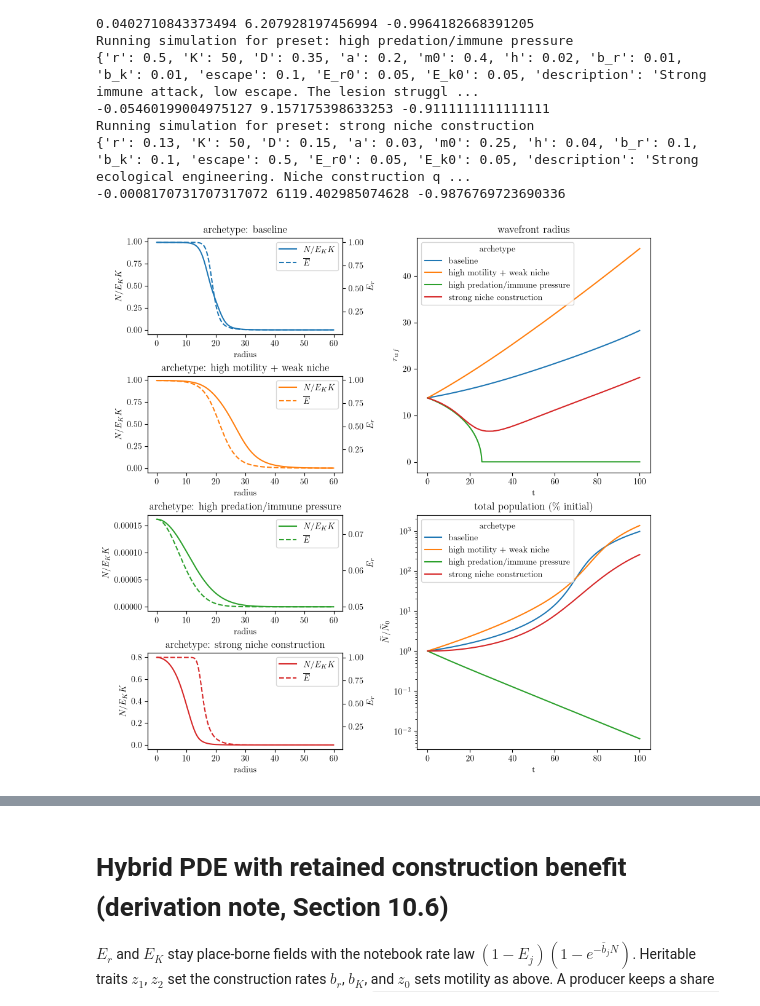
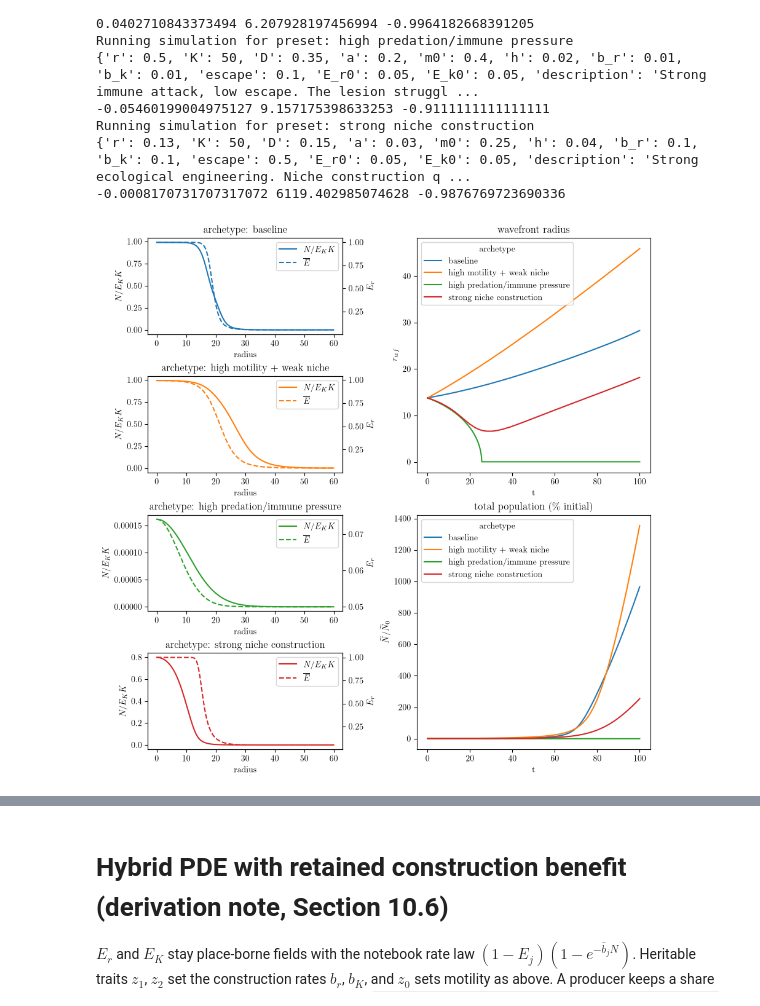
Before and after one commit to cancer-ecology-center/tumor-ecology-models, a Jupyter notebook: scripts/figures.ipynb, the cells around one changed output, grey strips where cells are left out. Saved outputs shown, nothing was run; the diff lists cells and outputs as text; code cells hidden in the pictures; some formulas as TeX source.

```diff
--- a/scripts/figures.ipynb
+++ b/scripts/figures.ipynb
@@ -126,10 +126,10 @@ def compute_wavefront_idx_by_effective_carrying_capacity(u_curr, r_coords, cutof
     threshold = cutoff * default_config['K'] * e_field
     post_cutoff_idx = np.flatnonzero(u_curr < threshold)[0]
     if post_cutoff_idx == 0:
-        return r_coords[0]
+        return r_coords[0], 0
     prev_cutoff_idx = post_cutoff_idx - 1
     r_val = r_coords[prev_cutoff_idx] + ((r_coords[post_cutoff_idx]-r_coords[prev_cutoff_idx])*(threshold[post_cutoff_idx] - u_curr[prev_cutoff_idx])/(u_curr[post_cutoff_idx]-u_curr[prev_cutoff_idx]))
-    return r_val
+    return r_val, post_cutoff_idx
 
 def compute_wavefront_idx_by_effective_carrying_capacity_area(u_curr, r_coords, cutoff,e_field):
     roll = rolling_area(u_curr/(default_config['K']*e_field),r_coords)
@@ -239,10 +239,10 @@ for preset_name, preset_config in config_dict['presets'].items():
         curr_u = storage[t_idx][0].data
         analysis_dict = config_dict['analysis']
         e_field = storage[t_idx][2].data
-        idx = compute_wavefront_idx(analysis_dict, curr_u, r_coords,e_field)
+        r_val,idx = compute_wavefront_idx(analysis_dict, curr_u, r_coords,e_field)
         # wavefront_r = r_coords[idx]
         # scenario_wavefront_speed.append((preset_name,time,np.max(curr_u),wavefront_r, rolling_area(curr_u, r_coords)[-1], compute_participation_area(storage[t_idx][0])))
-        scenario_wavefront_speed.append((preset_name,time,np.max(curr_u),idx, rolling_area(curr_u, r_coords)[-1], compute_participation_area(storage[t_idx][0])))
+        scenario_wavefront_speed.append((preset_name,time,np.max(curr_u),r_val, rolling_area(curr_u, r_coords)[-1], compute_participation_area(storage[t_idx][0]))) #choose between idx or full volume
 
     final_collection = storage[-1]
     final_Er = final_collection[1].data
@@ -280,32 +280,32 @@ gs = fig.add_gridspec(4, 2, width_ratios=[1, 1.2])
 scenarios = [s for s, _, _ in scenario_final_profiles]
 colors = sns.color_palette("tab10", n_colors=len(scenarios))
 palette = dict(zip(scenarios, colors))
 for i, (scenario, final_N, final_Er) in enumerate(scenario_final_profiles):
     ax = fig.add_subplot(gs[i, 0])
     ax_right = ax.twinx()
 
     line_n, = ax.plot(r_coords, final_N, color=palette[scenario], label="$N$")
     line_er, = ax_right.plot(
         r_coords, final_Er, color=palette[scenario], linestyle="--", label=r"$\bar{E}_{r}$"
     )
 
     ax.set_title("archetype: "+scenario)
     ax.set_xlabel("radius")
     ax.set_ylabel("$N/E_{K}K$")
     ax_right.set_ylabel(r"$E_{r}$")
     ax.legend([line_n, line_er], ["$N/E_{K}K$", r"$\overline{E}$"], loc="upper right")
 
 ax_wavefront = fig.add_subplot(gs[:2, 1])
 sns.lineplot(data=df, x="t", y="r", hue="archetype", ax=ax_wavefront)
 ax_wavefront.set_title("wavefront radius")
 ax_wavefront.set_ylabel("$r_{wf}$")
 
 ax_population = fig.add_subplot(gs[2:, 1])
 sns.lineplot(data=df, x="t", y="N_perc", hue="archetype", ax=ax_population)
 ax_population.set_title(r"total population (\% initial)")
 ax_population.set_ylabel("$\\widetilde{N} / \\widetilde{N}_{0}$")
-ax_population.set_yscale("log")
+# ax_population.set_yscale("log")
 
 plt.show()
 # %% [output]
-[figure, old version]
+[figure, new version]
```
Also changed, not shown: parts of 15 cells of this notebook.
